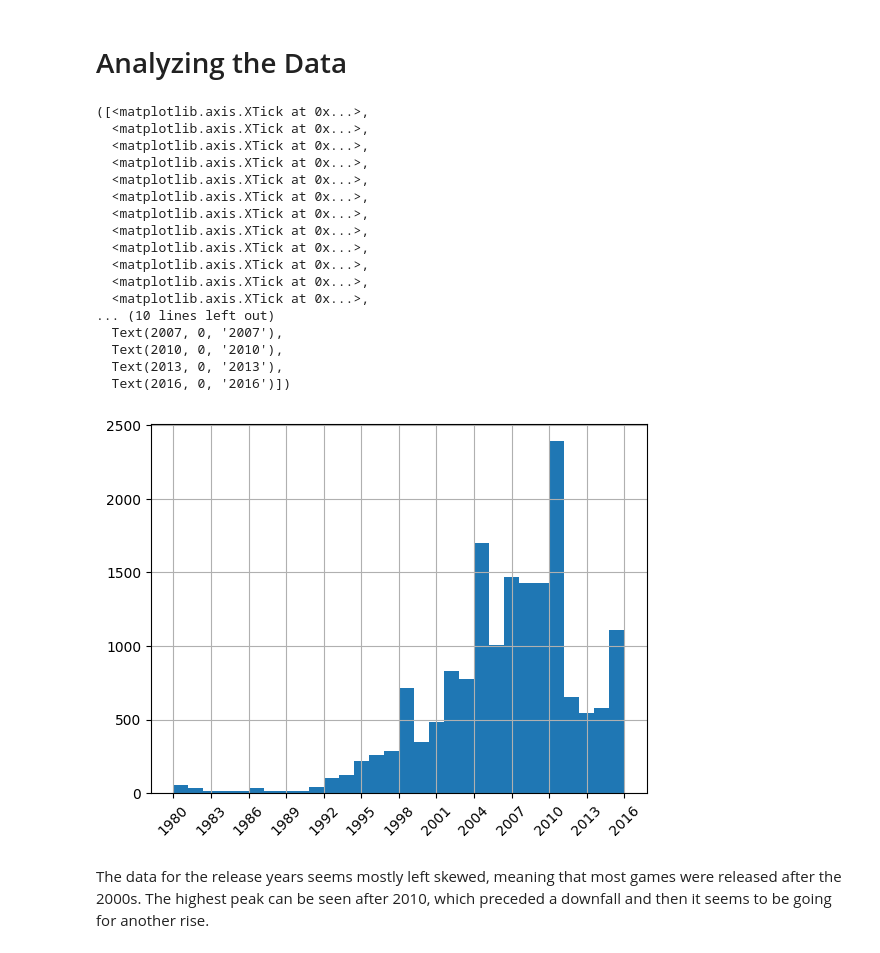
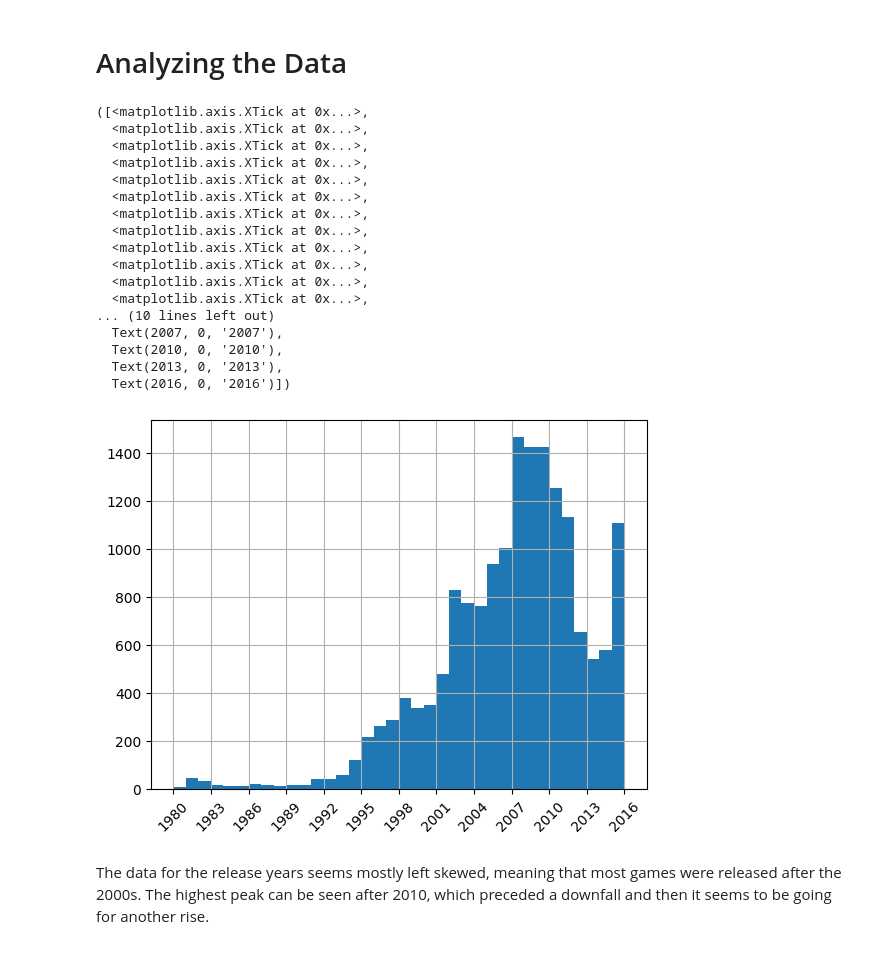
Before and after one commit to TirsoPaneque/integrated_project, a Jupyter notebook: notebooks/EDA.ipynb, the cells around one changed output. Saved outputs shown, nothing was run; the diff lists cells and outputs as text; code cells hidden in the pictures.

```diff
--- a/notebooks/EDA.ipynb
+++ b/notebooks/EDA.ipynb
@@ -346,27 +346,27 @@ See the caveats in the documentation: https://pandas.pydata.org/pandas-docs/stab
 # %% [markdown]
 # Analyzing the Data
 # %%
-df['year_of_release'].hist(bins=30)
+df['year_of_release'].hist(bins=36)
 plt.xticks(range(df['year_of_release'].min(), df['year_of_release'].max() + 1, 3), rotation = 45)
 # %% [output]
 ([<matplotlib.axis.XTick at 0x...>,
   <matplotlib.axis.XTick at 0x...>,
   <matplotlib.axis.XTick at 0x...>,
   <matplotlib.axis.XTick at 0x...>,
   <matplotlib.axis.XTick at 0x...>,
   <matplotlib.axis.XTick at 0x...>,
   <matplotlib.axis.XTick at 0x...>,
   <matplotlib.axis.XTick at 0x...>,
   <matplotlib.axis.XTick at 0x...>,
   <matplotlib.axis.XTick at 0x...>,
   <matplotlib.axis.XTick at 0x...>,
   <matplotlib.axis.XTick at 0x...>,
 ... (10 lines left out)
   Text(2007, 0, '2007'),
   Text(2010, 0, '2010'),
   Text(2013, 0, '2013'),
   Text(2016, 0, '2016')])
-[figure, old version]
+[figure, new version]
 # %% [markdown]
 The data for the release years seems mostly left skewed, meaning that most games were released after the 2000s. The highest peak can be seen after 2010, which preceded a downfall and then it seems to be going for another rise.
 # %%
```
Also changed, not shown: parts of 27 cells of this notebook.
